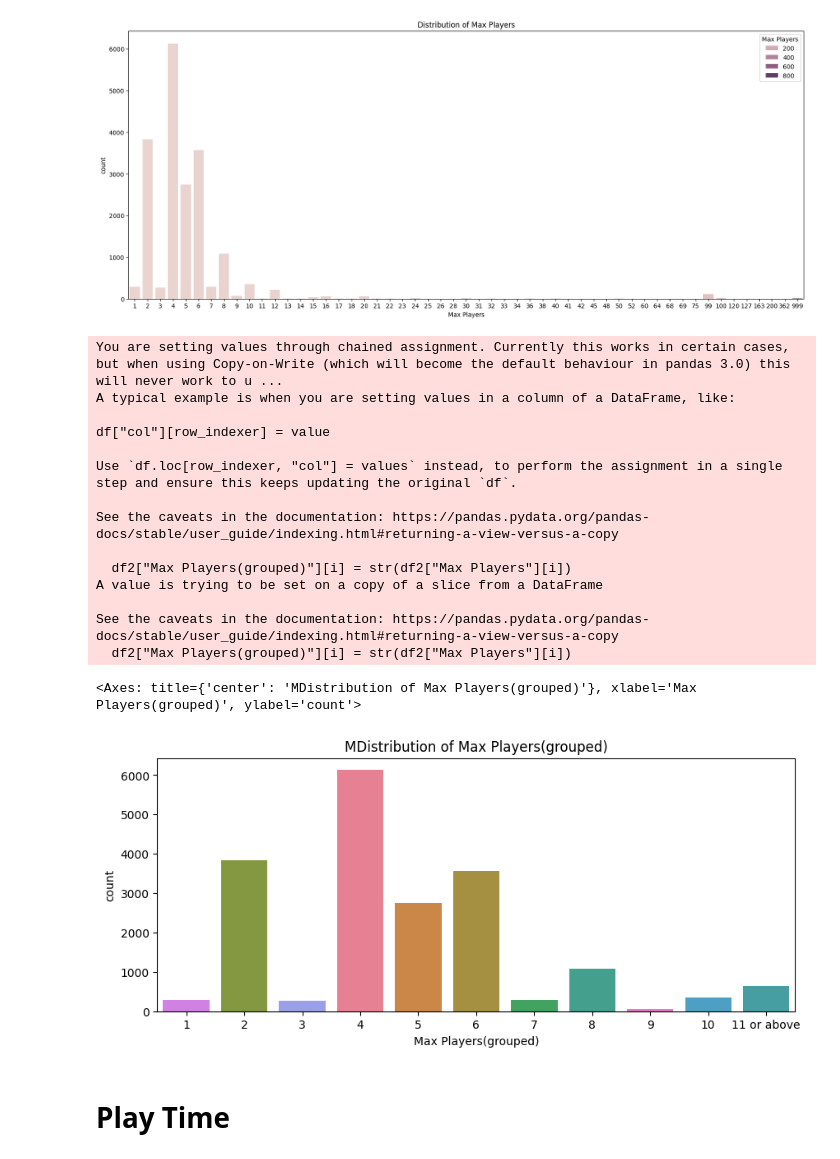
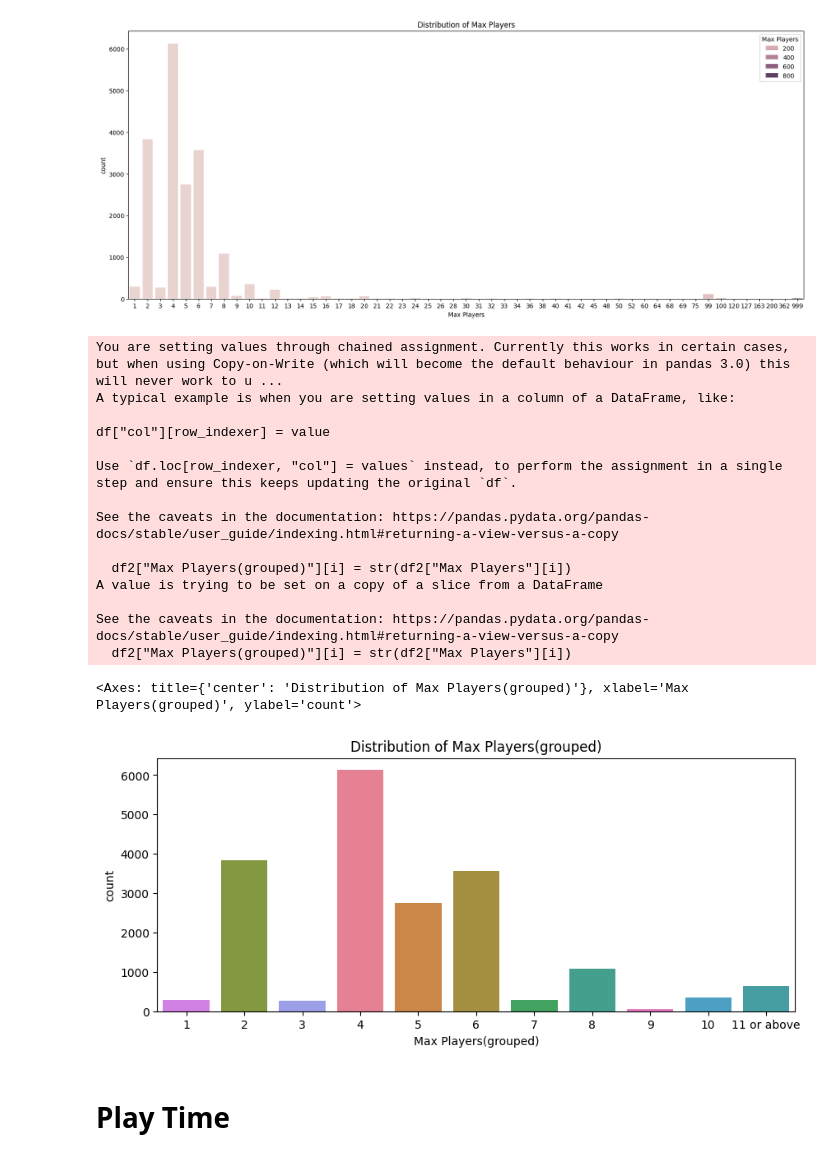
Before and after one commit to DovWong/EDA-PRoject, a Jupyter notebook: Start.ipynb, the cells around one changed output. Drawn from its saved outputs; the diff is of its cells as text; code cells hidden in the pictures.

```diff
--- a/Start.ipynb
+++ b/Start.ipynb
@@ -445,34 +439,34 @@ sns.countplot(x = "Max Players", data = df2, hue = "Max Players", order = max_pl
 # %%
 # As the sizes for 11 or above are too small, so we group them into a single group
 df2["Max Players(grouped)"] = 0
 for i in range(0, df2["Max Players"].count()):
     if df2["Max Players"][i] >= 11:
         df2["Max Players(grouped)"][i] = "11 or above"
     else:
         df2["Max Players(grouped)"][i] = str(df2["Max Players"][i])
 
 max_player_list2 = sorted(list(set(df2["Max Players(grouped)"].sort_values())))
 max_player_list2 =  ['1', '2', '3', '4', '5', '6', '7', '8', '9', '10', '11 or above']
 plt.figure(figsize=(10,4))
-plt.title("MDistribution of Max Players(grouped)")
+plt.title("Distribution of Max Players(grouped)")
 sns.countplot(x = "Max Players(grouped)", data = df2, hue = "Max Players(grouped)", order = max_player_list2)
 # %% [output]
 You are setting values through chained assignment. Currently this works in certain cases, but when using Copy-on-Write (which will become the default behaviour in pandas 3.0) this will never work to u ...
 A typical example is when you are setting values in a column of a DataFrame, like:
 
 df["col"][row_indexer] = value
 
 Use `df.loc[row_indexer, "col"] = values` instead, to perform the assignment in a single step and ensure this keeps updating the original `df`.
 
 See the caveats in the documentation: https://pandas.pydata.org/pandas-docs/stable/user_guide/indexing.html#returning-a-view-versus-a-copy
 
   df2["Max Players(grouped)"][i] = str(df2["Max Players"][i])
 A value is trying to be set on a copy of a slice from a DataFrame
 
 See the caveats in the documentation: https://pandas.pydata.org/pandas-docs/stable/user_guide/indexing.html#returning-a-view-versus-a-copy
   df2["Max Players(grouped)"][i] = str(df2["Max Players"][i])
-<Axes: title={'center': 'MDistribution of Max Players(grouped)'}, xlabel='Max Players(grouped)', ylabel='count'>
+<Axes: title={'center': 'Distribution of Max Players(grouped)'}, xlabel='Max Players(grouped)', ylabel='count'>
-[figure, old version]
+[figure, new version]
 # %%
 for i in range(0, df2_total_number):
     if df2["Max Players"][i] < df2["Min Players"][i]:
```
Also changed, not shown: parts of 3 cells of this notebook, 2 other files.
